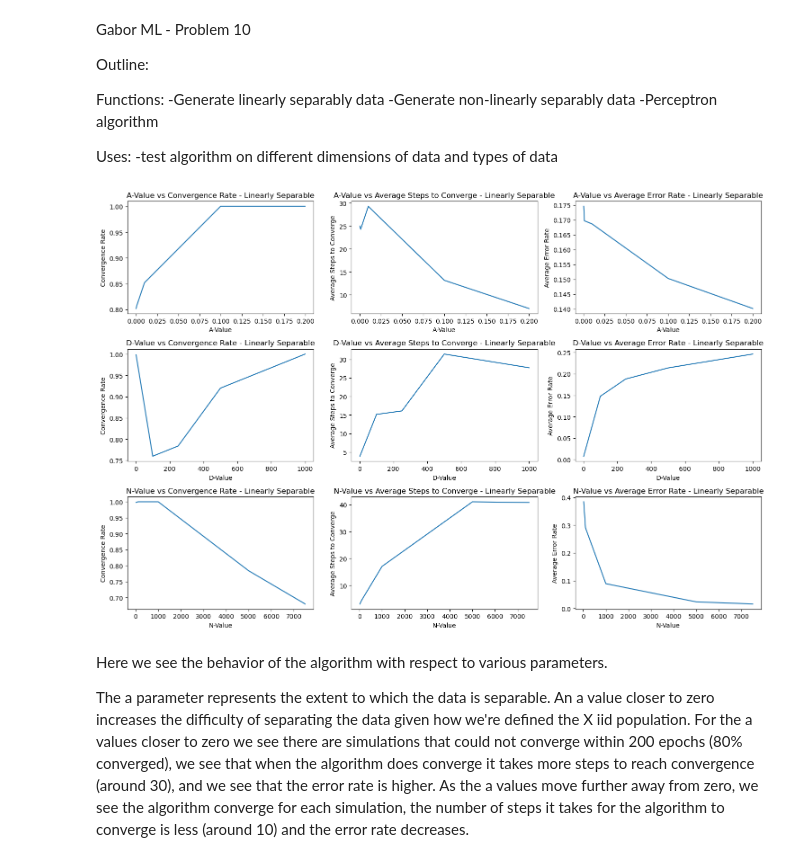
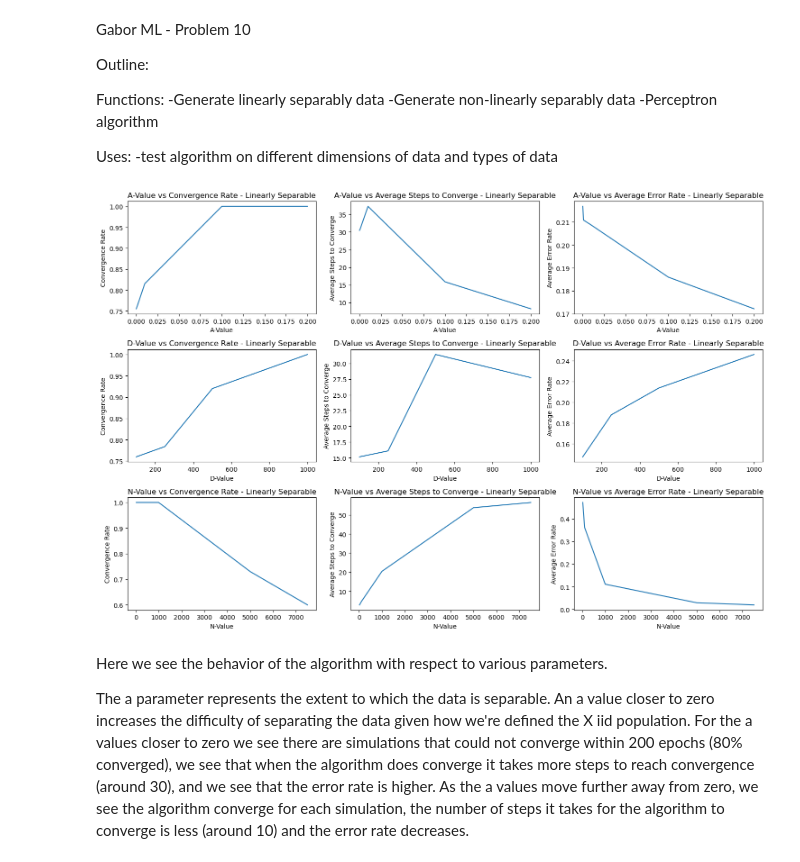
Before and after one commit to claricemottet/GaborML_problem10, a Jupyter notebook: GaborML_problem10_CM.ipynb, the cells around one changed output. Drawn from its saved outputs; the diff is of its cells as text; code cells hidden in the pictures.

```diff
--- a/GaborML_problem10_CM.ipynb
+++ b/GaborML_problem10_CM.ipynb
@@ -151,36 +151,37 @@ def perceptron_algorithm_accuracy(x_test, y_test, w, b):
 #Plot the Linearly Separable Results
 
 df_log_ls = pd.read_excel(path_out_+'//'+'df_log_linearly_separable.xlsx')
+df_log_ls = df_log_ls[df_log_ls['d_value']>2]
 
 # Lists for iteration
 list_groupbys = ['a_value', 'd_value', 'n_value']
 list_groupbys_name = ['A-Value', 'D-Value', 'N-Value']
 y_values = ['convergence_rate', 'average_steps_taken', 'average_error_rate']
 list_calcs = ['Convergence Rate', 'Average Steps to Converge', 'Average Error Rate']
 type_ = 'Linearly Separable'
 
 # Create a subplot layout
 fig, axes = plt.subplots(len(list_groupbys), len(list_calcs), figsize=(15, 10))
 
 for i, col in enumerate(list_groupbys):
     df_ = df_log_ls.copy()
     df_['convergence_rate'] = df_.groupby(by=[col])['convergence_ind'].transform('mean')
     df_['average_error_rate'] = df_.groupby(by=[col])['error_rate'].transform('mean')
-    df_converged = df_[df_['convergence_ind'] == 1]
-    df_['average_steps_taken'] = df_converged.groupby(by=[col])['steps_to_converge'].transform('mean')
+    df_ = df_[df_['convergence_ind'] == 1]
+    df_['average_steps_taken'] = df_.groupby(by=[col])['steps_to_converge'].transform('mean')
     df_unique = df_.drop_duplicates(subset=[col])
 
     for j, calc in enumerate(list_calcs):
         y_val = y_values[j]
         axes[i, j].plot(df_unique[col].to_numpy(), df_unique[y_val].to_numpy())
         axes[i, j].set_xlabel(list_groupbys_name[i])
         axes[i, j].set_ylabel(calc)
         axes[i, j].set_title(f'{list_groupbys_name[i]} vs {calc} - {type_}')
 
 plt.tight_layout()
 plt.show()
 # %% [output]
-[figure, old version]
+[figure, new version]
 # %% [markdown]
 Here we see the behavior of the algorithm with respect to various parameters.
 
```
Also changed, not shown: parts of 3 cells of this notebook, 1 other file.
